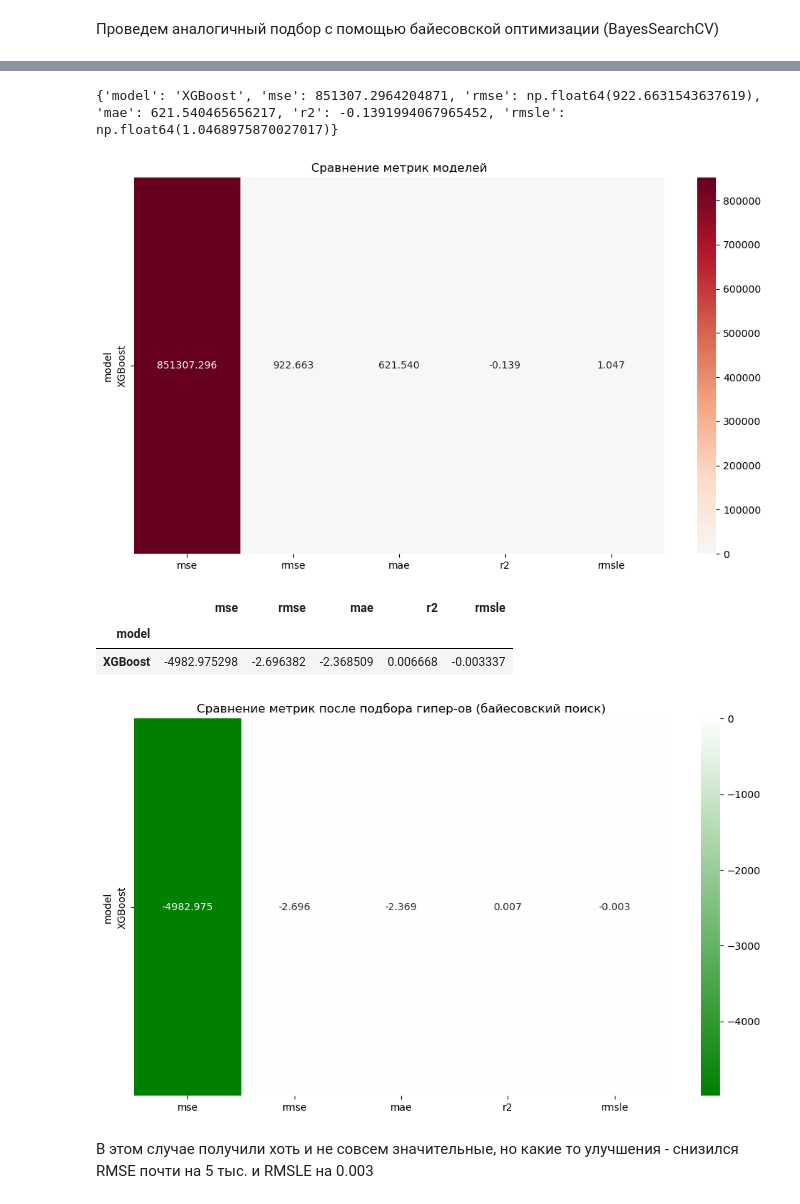
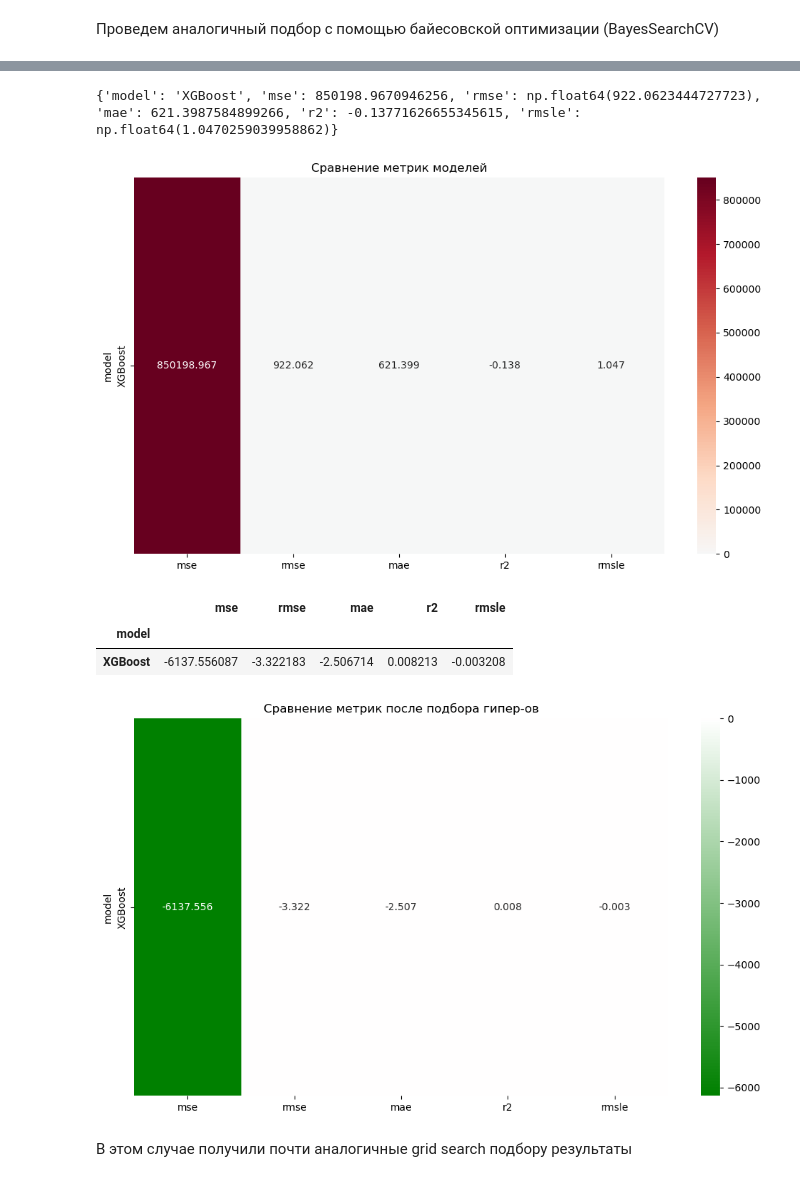
Before and after one commit to luckydiss/insurance_prediction, a Jupyter notebook: hyperparam.ipynb, the cells around one changed output, grey strips where cells are left out. Drawn from its saved outputs; the diff is of its cells as text; code cells hidden in the pictures.

```diff
--- a/hyperparam.ipynb
+++ b/hyperparam.ipynb
@@ -104,3 +182,3 @@ And if memory is not enough, you can set `force_col_wise=true`.
 # %%
-exp4_metrics = compare_models_metrics(exp4_results)
+raw_metrics = compare_models_metrics(raw_results)
 # %% [output]
@@ -132 +214,9 @@ models
+# %%
+cv = KFold(n_splits=5, shuffle=True, random_state=42)
+
+param_grid = {
+    "eta": [0.01, 0.05, 0.1],
+    "max_depth": [5, 10, 15, 20, 30],
+    "n_estimators": [30, 50, 80, 100],
+}
 # %%
@@ -309,3 +380,11 @@ Total time: 1493.41 seconds
 # %%
-bayes_search
+from collections import OrderedDict
+
+params = OrderedDict([
+    ('learning_rate', 0.0649226126117357),
+    ('max_depth', 8),
+    ('n_estimators', 220)
+])
+
+print(params)
 # %% [output]
@@ -328,14 +392,20 @@ BayesSearchCV(cv=KFold(n_splits=5, random_state=42, shuffle=True),
 # %%
-metrics_bayes = evaluate_model(bayes_search.best_estimator_, X_train_proc4, X_test_proc4, y_train_exp4, y_test_exp4, "XGBoost")
-m = compare_models_metrics([metrics_bayes])
-compare_after_add(m, exp4_metrics.iloc[[2]], 'Сравнение метрик после подбора гипер-ов (байесовский поиск)',normalize=False)
+best_model = XGBRegressor(
+    objective='reg:squarederror',
+    **params
+)
+
+metrics_bayes = evaluate_model(best_model, X_train_proc, X_test_proc, y_train, y_test, "XGBoost", use_cv=False)
+
+m = compare_models_metrics([metrics_bayes], metrics_to_compare=['mse', 'rmse', 'mae', 'r2', 'rmsle'])
+compare_after_add(m, raw_metrics.iloc[[2]], 'Сравнение метрик после подбора гипер-ов', metrics_to_compare=['mse', 'rmse', 'mae', 'r2', 'rmsle'], normalize=False)
 # %% [output]
-{'model': 'XGBoost', 'mse': 851307.2964204871, 'rmse': np.float64(922.6631543637619), 'mae': 621.540465656217, 'r2': -0.1391994067965452, 'rmsle': np.float64(1.0468975870027017)}
+{'model': 'XGBoost', 'mse': 850198.9670946256, 'rmse': np.float64(922.0623444727723), 'mae': 621.3987584899266, 'r2': -0.13771626655345615, 'rmsle': np.float64(1.0470259039958862)}
 [figure]
 |  | mse | rmse | mae | r2 | rmsle |
 | model |  |  |  |  |  |
-| XGBoost | -4982.975298 | -2.696382 | -2.368509 | 0.006668 | -0.003337 |
+| XGBoost | -6137.556087 | -3.322183 | -2.506714 | 0.008213 | -0.003208 |
-[figure, old version]
+[figure, new version]
 # %% [markdown]
-В этом случае получили хоть и не совсем значительные, но какие то улучшения - снизился RMSE почти на 5 тыс. и RMSLE на 0.003
+В этом случае получили почти аналогичные grid search подбору результаты
 # %% [markdown]
```
Also changed, not shown: parts of 33 cells of this notebook, 4 other files.
